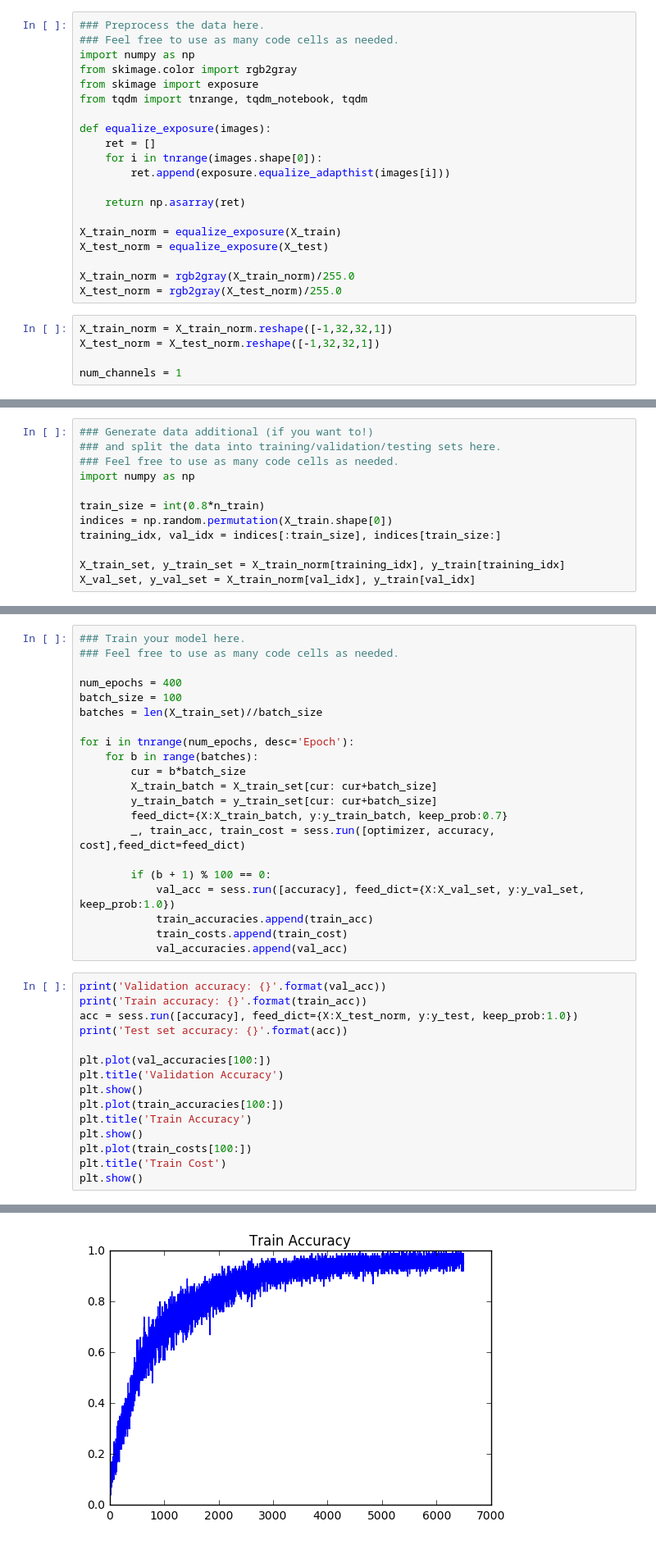
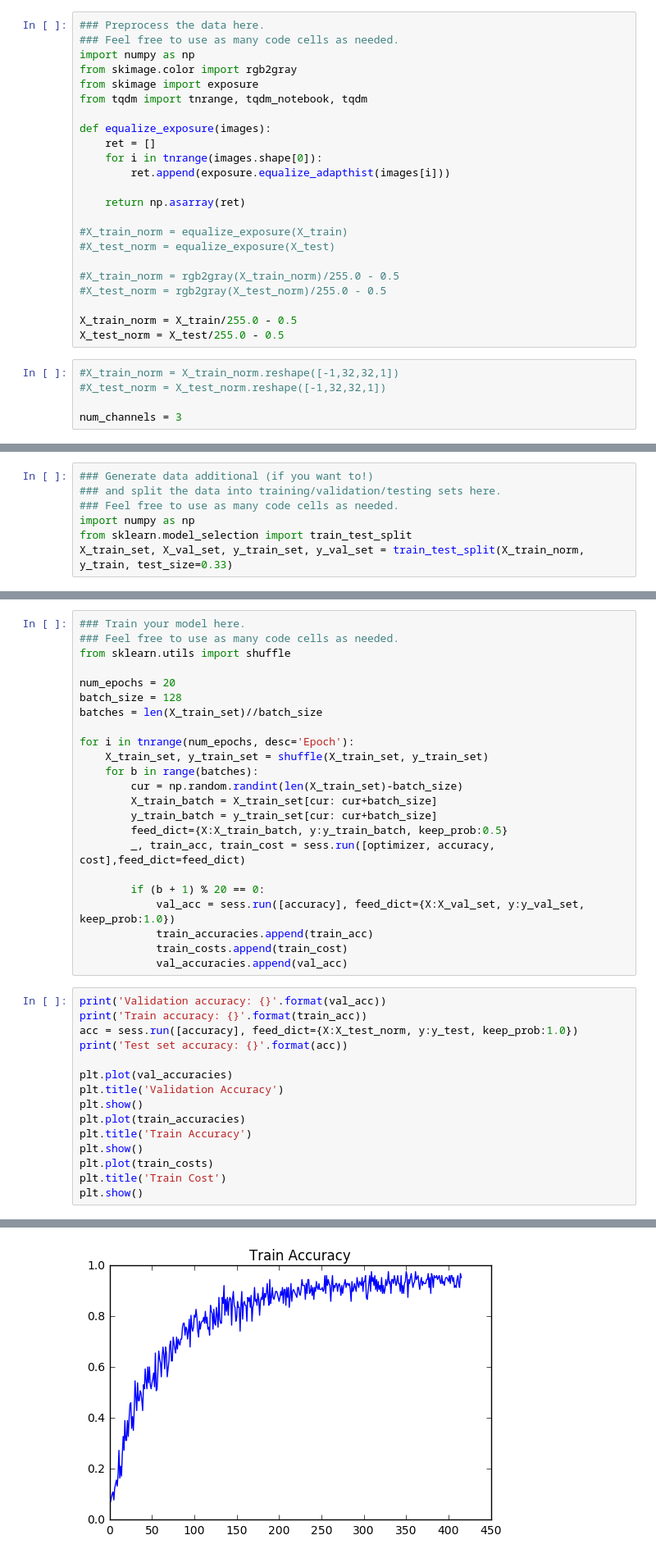
Before and after one commit to miroslavln/traffic-signs, a Jupyter notebook: Traffic_Signs_Recognition.ipynb, the cells around one changed output, grey strips where cells are left out. Shown at 82% size. Cells and saved outputs as stored; diff of their text form.

Commit message:
Fixed the initialization of the model so the learning now is much faster.

```diff
--- a/Traffic_Signs_Recognition.ipynb
+++ b/Traffic_Signs_Recognition.ipynb
@@ -115,16 +115,19 @@ def equalize_exposure(images):
 
     return np.asarray(ret)
 
-X_train_norm = equalize_exposure(X_train)
-X_test_norm = equalize_exposure(X_test)
+#X_train_norm = equalize_exposure(X_train)
+#X_test_norm = equalize_exposure(X_test)
 
-X_train_norm = rgb2gray(X_train_norm)/255.0
-X_test_norm = rgb2gray(X_test_norm)/255.0
+#X_train_norm = rgb2gray(X_train_norm)/255.0 - 0.5
+#X_test_norm = rgb2gray(X_test_norm)/255.0 - 0.5
+
+X_train_norm = X_train/255.0 - 0.5
+X_test_norm = X_test/255.0 - 0.5
 # %%
-X_train_norm = X_train_norm.reshape([-1,32,32,1])
-X_test_norm = X_test_norm.reshape([-1,32,32,1])
+#X_train_norm = X_train_norm.reshape([-1,32,32,1])
+#X_test_norm = X_test_norm.reshape([-1,32,32,1])
 
-num_channels = 1
+num_channels = 3
 # %% [markdown]
 ### Question 1
 
@@ -137,13 +140,8 @@ I first normalized the data to be in range 0 to 1. This helps in learning as the
 ### and split the data into training/validation/testing sets here.
 ### Feel free to use as many code cells as needed.
 import numpy as np
-
-train_size = int(0.8*n_train)
-indices = np.random.permutation(X_train.shape[0])
-training_idx, val_idx = indices[:train_size], indices[train_size:]
-
-X_train_set, y_train_set = X_train_norm[training_idx], y_train[training_idx]
-X_val_set, y_val_set = X_train_norm[val_idx], y_train[val_idx]
+from sklearn.model_selection import train_test_split
+X_train_set, X_val_set, y_train_set, y_val_set = train_test_split(X_train_norm, y_train, test_size=0.33)
 # %% [markdown]
 ### Question 2
 
@@ -228,20 +224,22 @@ train_acc = 0
 # %%
 ### Train your model here.
 ### Feel free to use as many code cells as needed.
+from sklearn.utils import shuffle
 
-num_epochs = 400
-batch_size = 100
+num_epochs = 20
+batch_size = 128
 batches = len(X_train_set)//batch_size
 
 for i in tnrange(num_epochs, desc='Epoch'):
+    X_train_set, y_train_set = shuffle(X_train_set, y_train_set)
     for b in range(batches):
-        cur = b*batch_size
+        cur = np.random.randint(len(X_train_set)-batch_size)
         X_train_batch = X_train_set[cur: cur+batch_size]
         y_train_batch = y_train_set[cur: cur+batch_size]
-        feed_dict={X:X_train_batch, y:y_train_batch, keep_prob:0.7}
+        feed_dict={X:X_train_batch, y:y_train_batch, keep_prob:0.5}
         _, train_acc, train_cost = sess.run([optimizer, accuracy, cost],feed_dict=feed_dict)
 
-        if (b + 1) % 100 == 0:
+        if (b + 1) % 20 == 0:
             val_acc = sess.run([accuracy], feed_dict={X:X_val_set, y:y_val_set, keep_prob:1.0})
             train_accuracies.append(train_acc)
             train_costs.append(train_cost)
@@ -252,13 +250,13 @@ print('Train accuracy: {}'.format(train_acc))
 acc = sess.run([accuracy], feed_dict={X:X_test_norm, y:y_test, keep_prob:1.0})
 print('Test set accuracy: {}'.format(acc))
 
-plt.plot(val_accuracies[100:])
+plt.plot(val_accuracies)
 plt.title('Validation Accuracy')
 plt.show()
-plt.plot(train_accuracies[100:])
+plt.plot(train_accuracies)
 plt.title('Train Accuracy')
 plt.show()
-plt.plot(train_costs[100:])
+plt.plot(train_costs)
 plt.title('Train Cost')
 plt.show()
 # %% [output]
@@ -269 +267 @@ Test set accuracy: [0.88266075]
-[figure, old version]
+[figure, new version]
```
Also changed, not shown: parts of 11 cells of this notebook.
